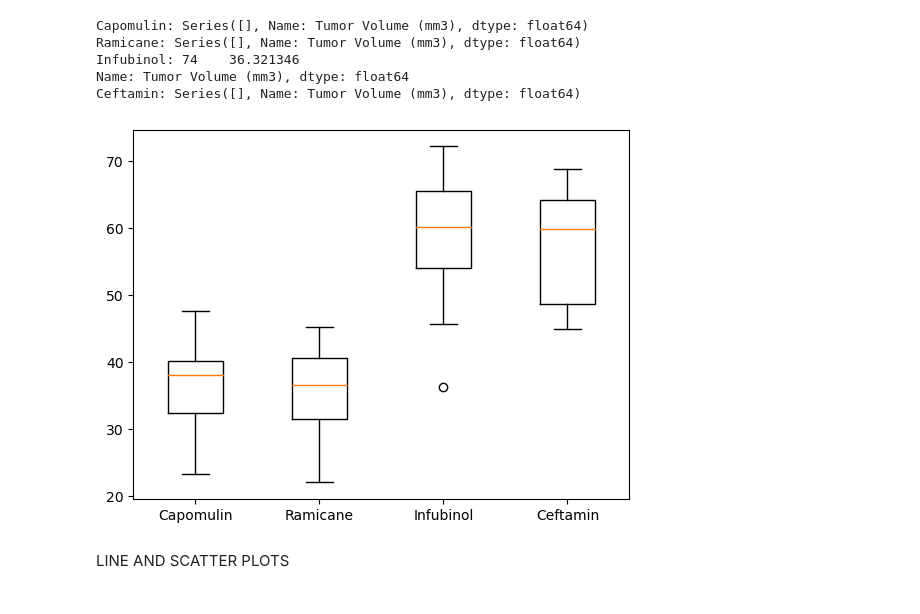
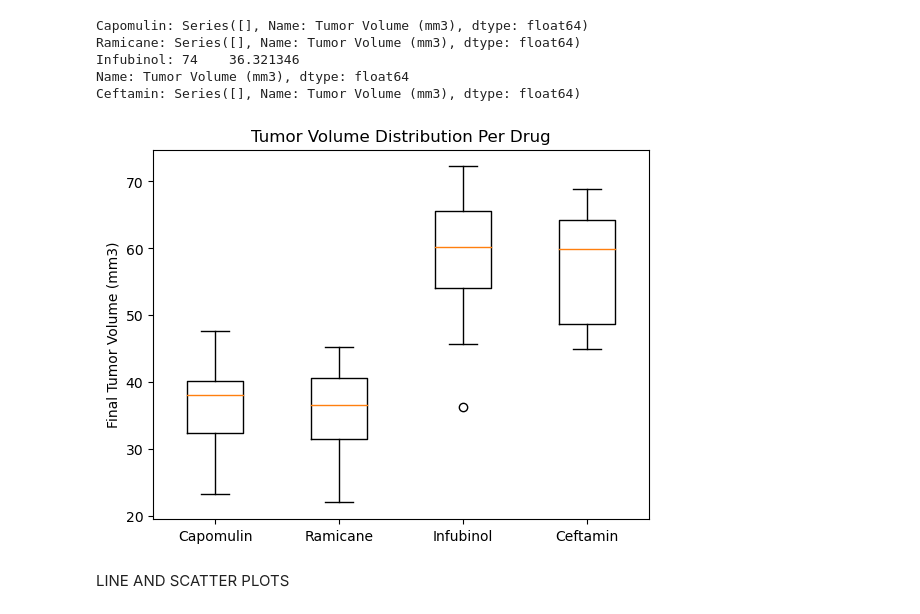
Before and after one commit to m-janssens-boop/Matplotlib_challenge, a Jupyter notebook: Pymaceuticals_analysis.ipynb, the cells around one changed output. Cells and saved outputs as stored; diff of their text form; code cells hidden in the pictures.

```diff
--- a/Pymaceuticals_analysis.ipynb
+++ b/Pymaceuticals_analysis.ipynb
@@ -258,9 +258,11 @@ Ceftamin: Series([], Name: Tumor Volume (mm3), dtype: float64)
 # %%
 # Generate a box plot that shows the distrubution of the tumor volume for each treatment group.
 plt.boxplot(tumor_vol_data, labels = treatments)
+plt.ylabel('Final Tumor Volume (mm3)')
+plt.title('Tumor Volume Distribution Per Drug')
 plt.show()
 # %% [output]
-[figure, old version]
+[figure, new version]
 # %% [markdown]
 LINE AND SCATTER PLOTS
 # %%
```
Also changed, not shown: parts of 4 cells of this notebook.
